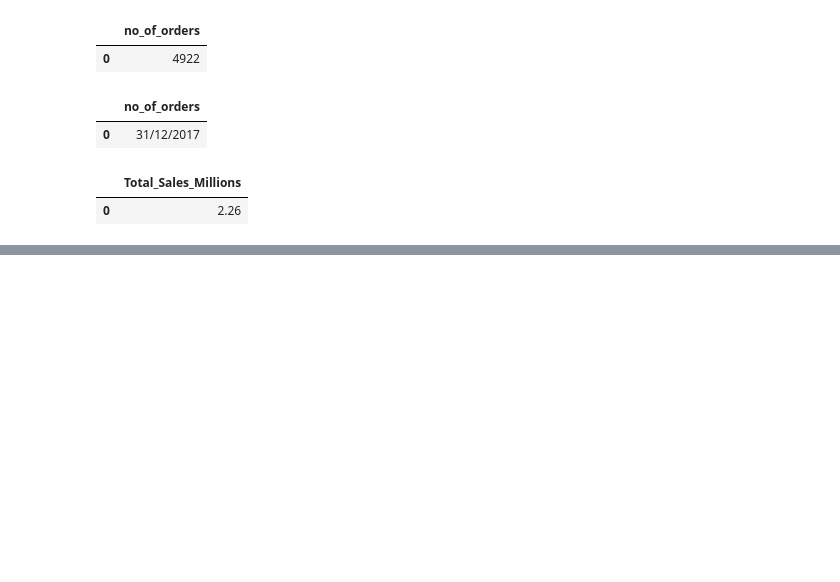
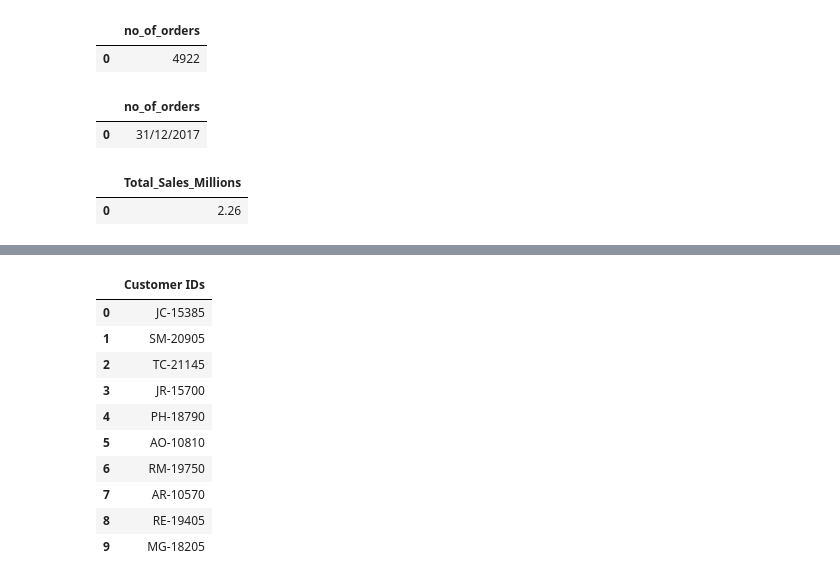
Before and after one commit to RisheedharVarma/SQL-Assignments, a Jupyter notebook: Assignment_1_sales.ipynb, the cells around one changed output, grey strips where cells are left out. Drawn from its saved outputs; the diff is of its cells as text; code cells hidden in the pictures; blank space fills up the shorter version.

```diff
--- a/Assignment_1_sales.ipynb
+++ b/Assignment_1_sales.ipynb
@@ -238,0 +291,32 @@ df
+# %%
+
+# Question 8 : Find the customer names who have placed orders only once.
+
+sql_code =  """
+SELECT
+    [Customer ID]
+FROM sales
+group by [Customer ID]
+having count(DISTINCT [Order ID])=1
+order by SUM([sales]) DESC
+limit 10
+"""
+# Cursor Object
+cursor_obj=connection_obj.cursor()
+cursor_obj.execute(sql_code) # executes the code
+results = cursor_obj.fetchall()
+
+df=pd.DataFrame(results,columns=['Customer IDs'])
+df
+# %% [output]
+|  | Customer IDs |
+| 0 | JC-15385 |
+| 1 | SM-20905 |
+| 2 | TC-21145 |
+| 3 | JR-15700 |
+| 4 | PH-18790 |
+| 5 | AO-10810 |
+| 6 | RM-19750 |
+| 7 | AR-10570 |
+| 8 | RE-19405 |
+| 9 | MG-18205 |
```
Also changed, not shown: parts of 6 cells of this notebook.
